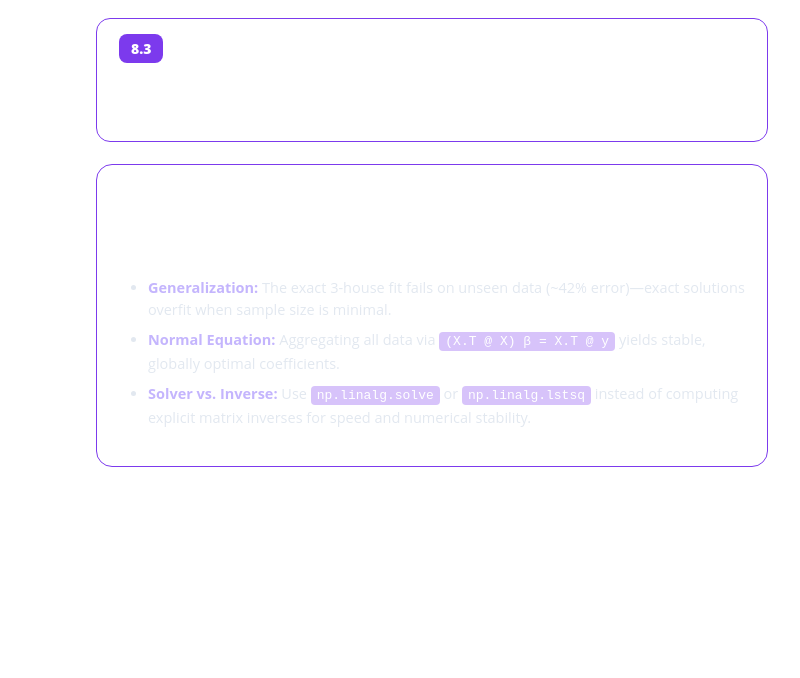
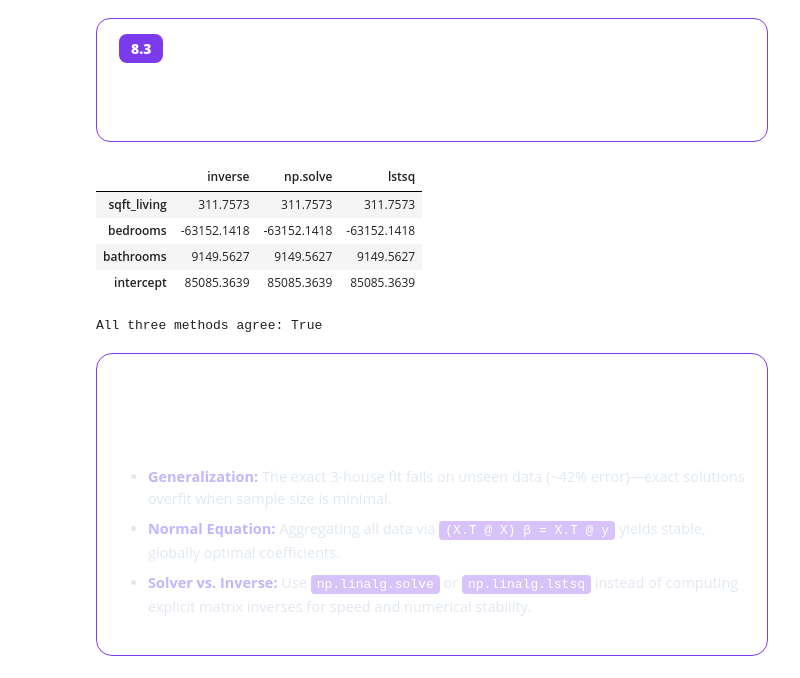
Before and after one commit to mnadeemscientist-clude/House_Prices_Linear_Algebra, a Jupyter notebook: house_prices_linear_algebra.ipynb, the cells around one changed output. Drawn from its saved outputs; the diff is of its cells as text; code cells hidden in the pictures; blank space fills up the shorter version.

```diff
--- a/house_prices_linear_algebra.ipynb
+++ b/house_prices_linear_algebra.ipynb
@@ -1603,3 +1567,40 @@ print("All three methods agree:", methods_match)
+# %%
+from IPython.display import HTML, display
+import numpy as np
+import pandas as pd
+
+XtX = X_b.T @ X_b
+Xty = X_b.T @ y
+
+beta_inv = np.linalg.inv(XtX) @ Xty
+beta_solve = np.linalg.solve(XtX, Xty)
+beta_lstsq = np.linalg.lstsq(X_b, y, rcond=None)[0]
+
+features = ["sqft_living", "bedrooms", "bathrooms", "intercept"]
+table = pd.DataFrame(
+    {"inverse": beta_inv, "np.solve": beta_solve, "lstsq": beta_lstsq},
+    index=features,
+)
+
+# Convert to HTML and force raw HTML attribute width="100%"
+html_str = table.round(4).to_html()
+# Replace default <table> with <table width="100%">
+html_str = html_str.replace(
+    '<table border="1" class="dataframe">', '<table width="100%" border="1">'
+)
+
+display(HTML(html_str))
+print(
+    "All three methods agree:",
+    np.allclose(beta_inv, beta_solve) and np.allclose(beta_solve, beta_lstsq),
+)
+# %% [output]
+|  | inverse | np.solve | lstsq |
+| sqft_living | 311.7573 | 311.7573 | 311.7573 |
+| bedrooms | -63152.1418 | -63152.1418 | -63152.1418 |
+| bathrooms | 9149.5627 | 9149.5627 | 9149.5627 |
+| intercept | 85085.3639 | 85085.3639 | 85085.3639 |
+All three methods agree: True
 # %% [markdown]
 <div style="width:100%;max-width:100%;box-sizing:border-box;margin:14px 0 6px 0;padding:24px 22px;overflow:hidden;
 background:linear-gradient(135deg,#0d0b18 0%,#160e2e 55%,#241247 100%);
```
Also changed, not shown: parts of 6 cells of this notebook.
